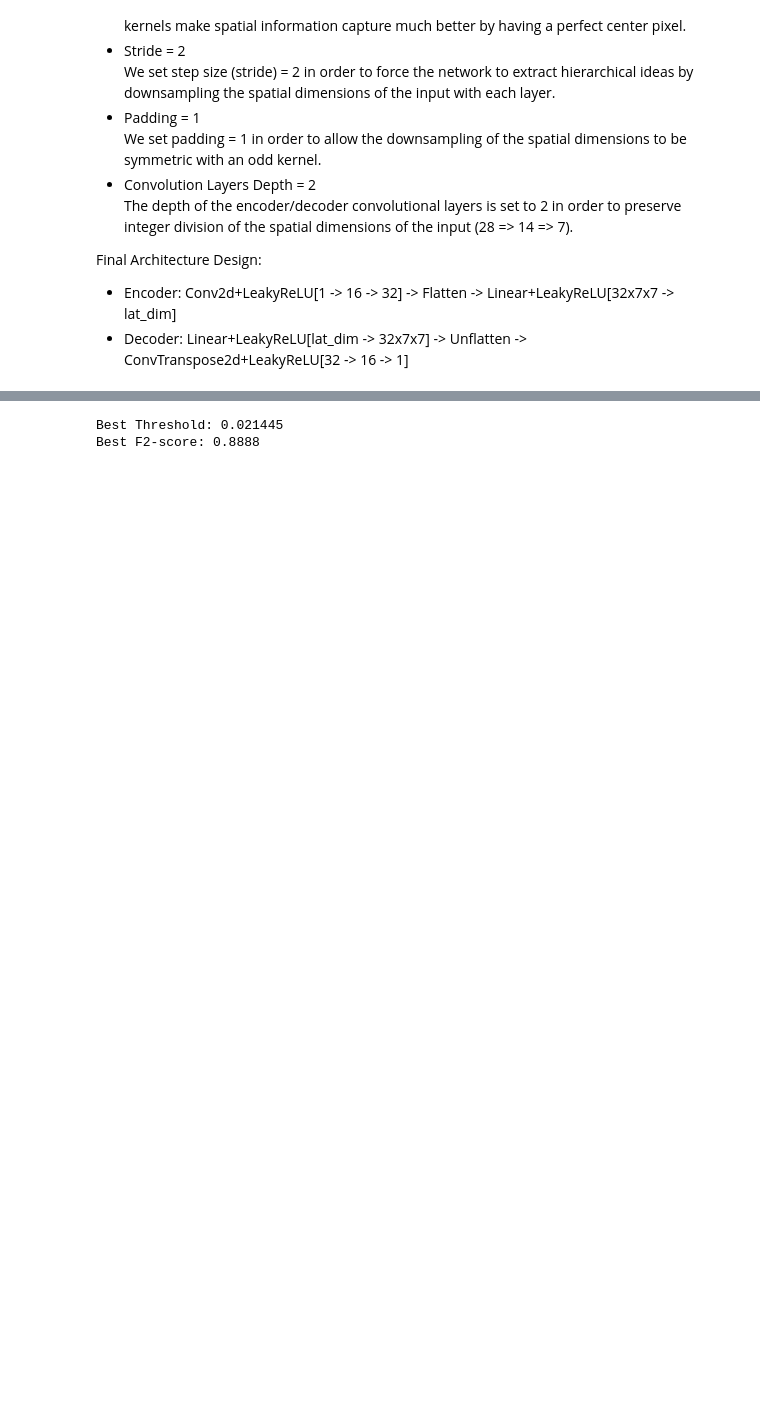
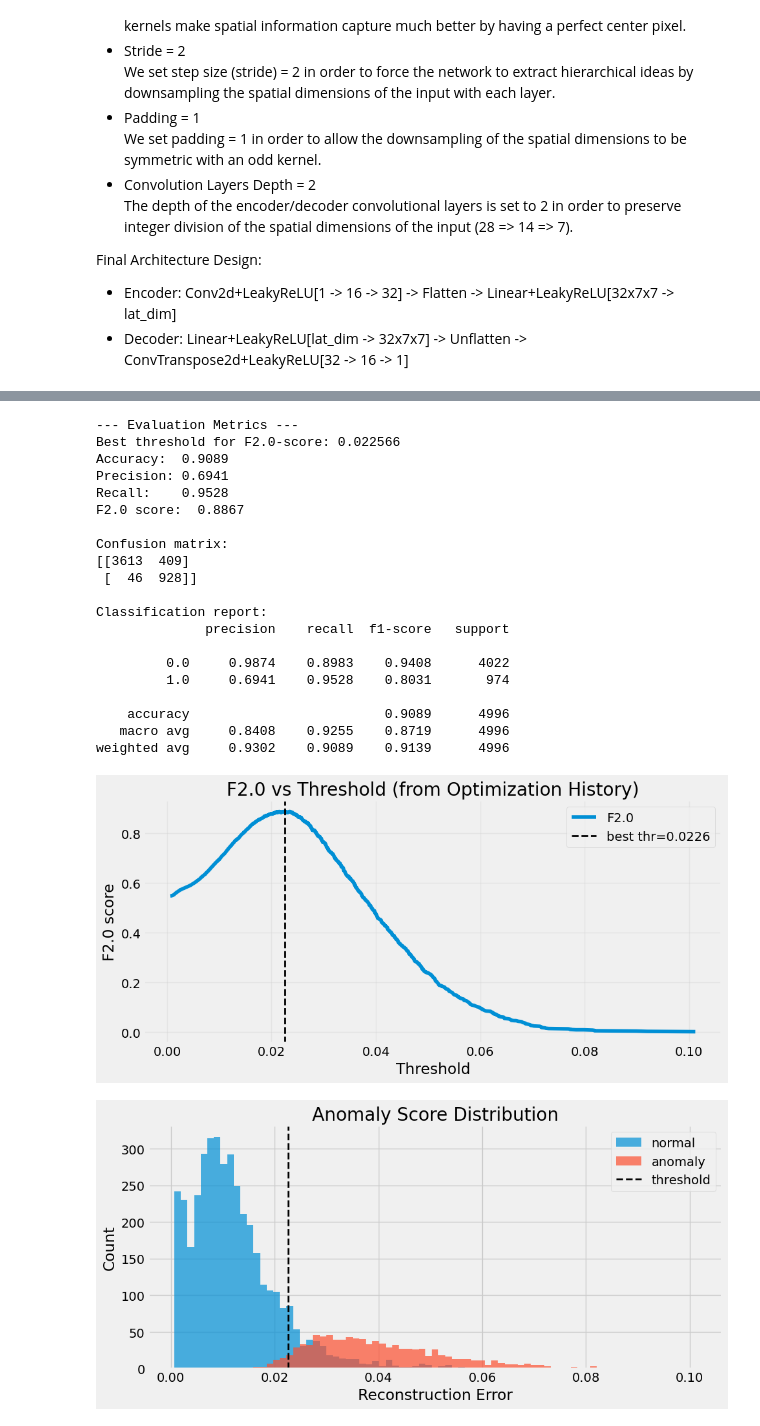
Before and after one commit to slymachenko/autoencoder-anomaly-detection, a Jupyter notebook: notebooks/autoencoder.ipynb, the cells around one changed output, grey strips where cells are left out. Cells and saved outputs as stored; diff of their text form; code cells hidden in the pictures; blank space fills up the shorter version.

```diff
--- a/notebooks/autoencoder.ipynb
+++ b/notebooks/autoencoder.ipynb
@@ -272,16 +274,44 @@ Training Autoencoder: 0 epoch [00:00, ? epoch/s]Training Autoencoder: 85 epoch [
 # %%
 normal_scores = score_images(model, val_normal[0], device=device)
 anomaly_scores = score_images(model, val_anomaly[0], device=device)
 
 beta = 2.0
 best_threshold, best_results = optimize_fbeta_threshold(
     val_normal_scores=normal_scores,
     val_anomaly_scores=anomaly_scores,
     beta = beta
 )
 
-print(f"Best Threshold: {best_threshold:.6f}")
-print(f"Best F2-score: {best_results['fbeta']:.4f}")
+print_metrics(
+    y_true = best_results["y_true"],
+    y_scores = best_results["y_scores"],
+    threshold = best_threshold,
+    beta = beta
+)
+
+plot_fbeta_vs_threshold(best_results['thresholds'], best_results['fbeta_vals'], best_threshold, beta, save_path=SAVE_DIR / f"ae_f{beta}_vs_threshold.png")
+plot_anomaly_distribution(normal_scores, anomaly_scores, best_threshold, save_path=SAVE_DIR / "ae_anomaly_score_distribution.png")
+plot_performance_curves(best_results["y_true"], best_results["y_scores"], save_path=SAVE_DIR / "ae_performance_curves.png")
 # %% [output]
-Best Threshold: 0.021445
-Best F2-score: 0.8888
+--- Evaluation Metrics ---
+Best threshold for F2.0-score: 0.022566
+Accuracy:  0.9089
+Precision: 0.6941
+Recall:    0.9528
+F2.0 score:  0.8867
+
+Confusion matrix:
+[[3613  409]
+ [  46  928]]
+
+Classification report:
+              precision    recall  f1-score   support
+
+         0.0     0.9874    0.8983    0.9408      4022
+         1.0     0.6941    0.9528    0.8031       974
+
+    accuracy                         0.9089      4996
+   macro avg     0.8408    0.9255    0.8719      4996
+weighted avg     0.9302    0.9089    0.9139      4996
+[figure, added]
+[figure, added]
```
Also changed, not shown: parts of 12 cells of this notebook.
